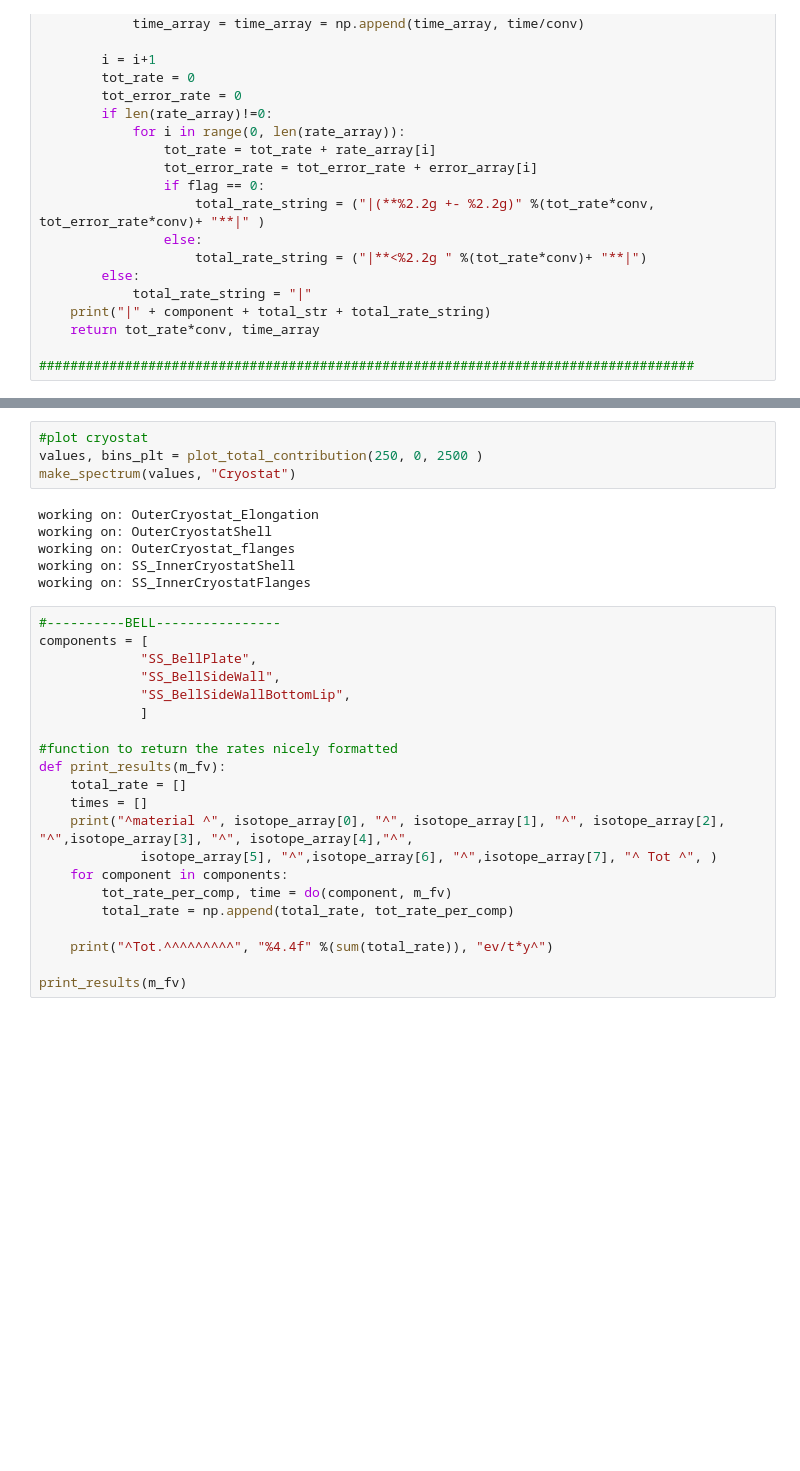
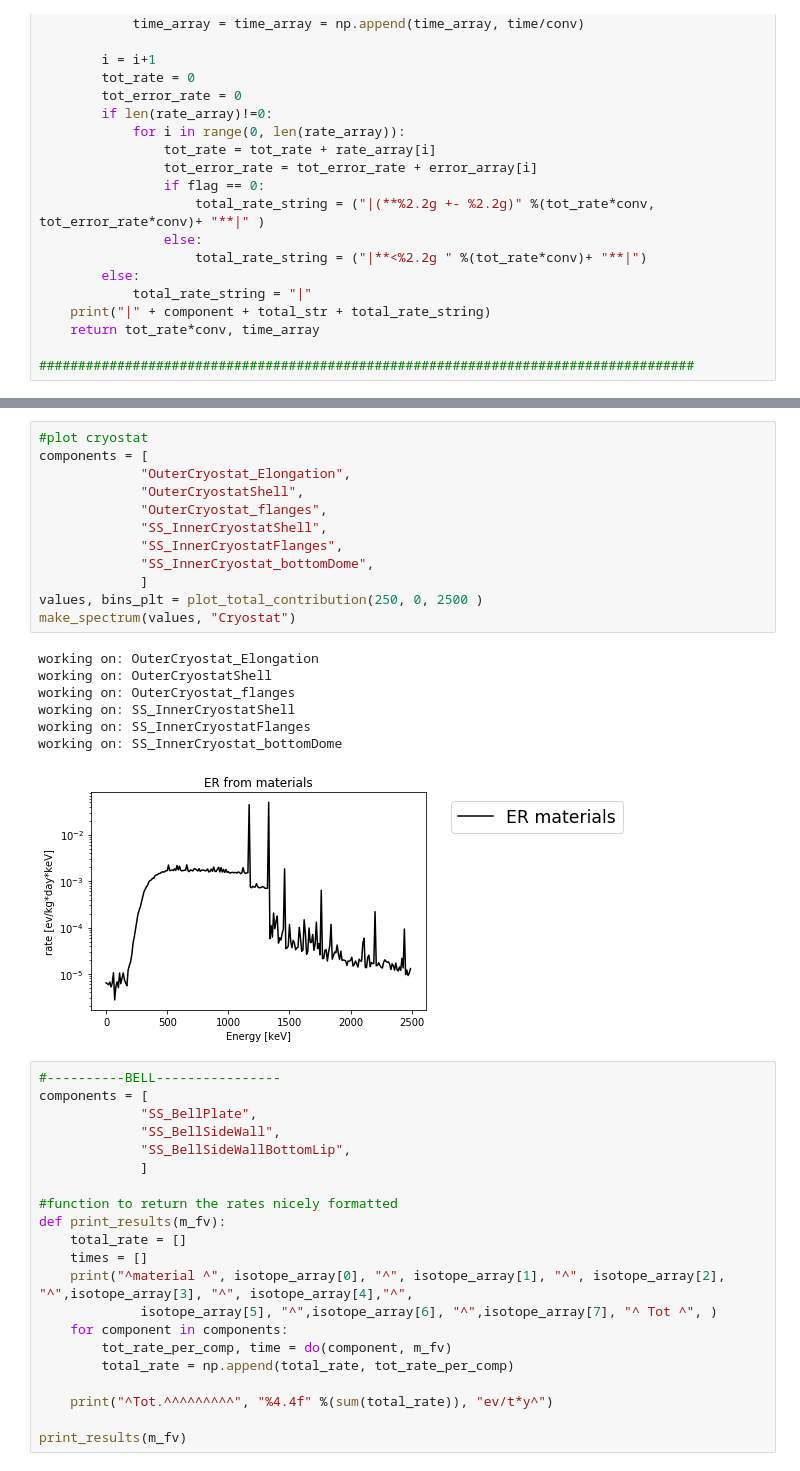
Before and after one commit to ariannarocchetti/MonteCarlo_ER, a Jupyter notebook: notebooks/er_background/events_per_component_fr.ipynb, the cells around one changed output, grey strips where cells are left out. Cells and saved outputs as stored; diff of their text form; blank space fills up the shorter version.

```diff
--- a/notebooks/er_background/events_per_component_fr.ipynb
+++ b/notebooks/er_background/events_per_component_fr.ipynb
@@ -159,13 +163,23 @@ print_results(m_fv)
 # %%
 #plot cryostat
+components = [
+             "OuterCryostat_Elongation",
+             "OuterCryostatShell",
+             "OuterCryostat_flanges",
+             "SS_InnerCryostatShell",
+             "SS_InnerCryostatFlanges",
+             "SS_InnerCryostat_bottomDome",
+             ]
 values, bins_plt = plot_total_contribution(250, 0, 2500 )
 make_spectrum(values, "Cryostat")
 # %% [output]
 working on: OuterCryostat_Elongation
 working on: OuterCryostatShell
 working on: OuterCryostat_flanges
 working on: SS_InnerCryostatShell
 working on: SS_InnerCryostatFlanges
+working on: SS_InnerCryostat_bottomDome
+[figure, added]
 # %%
 #----------BELL----------------
 components = [
```
Also changed, not shown: parts of 14 cells of this notebook, 1 other file.
